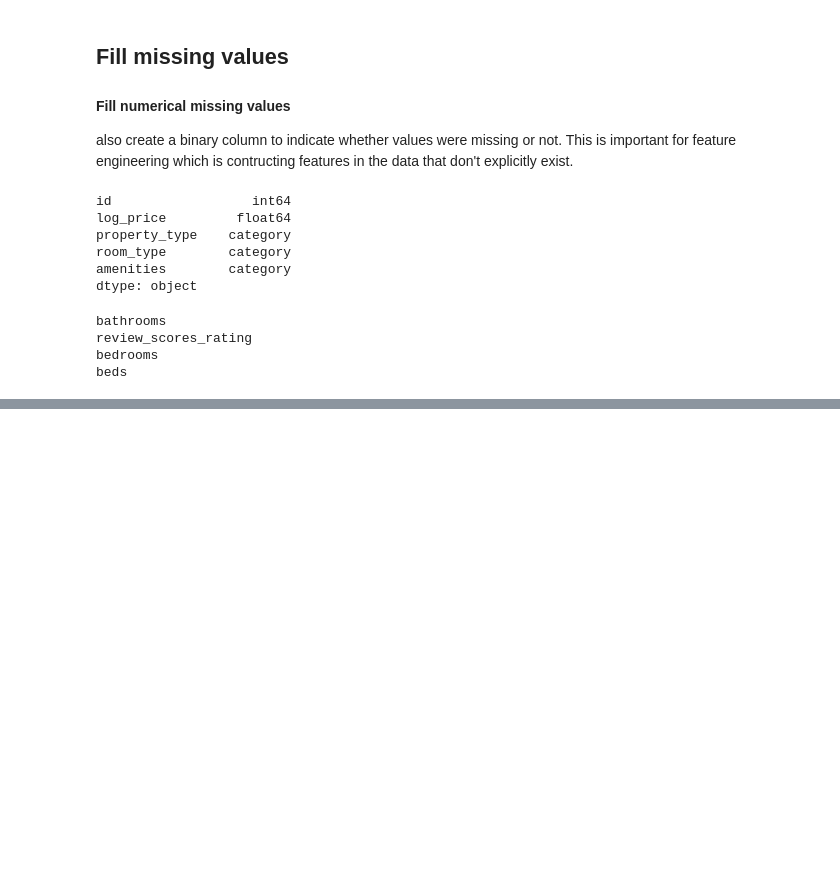
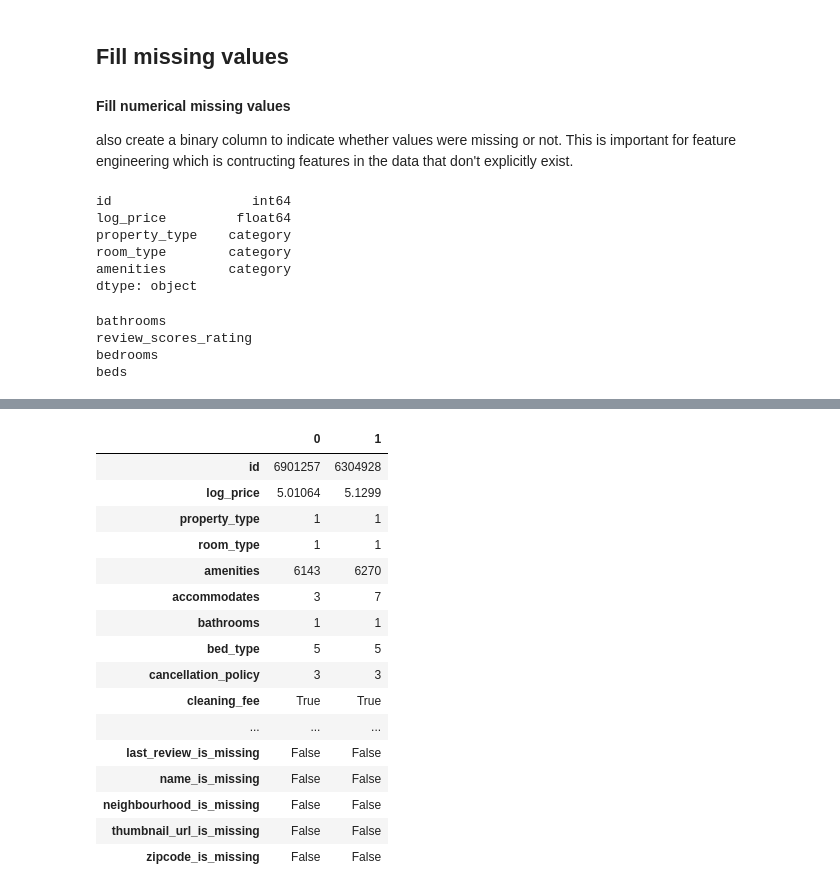
Before and after one commit to daniel8691/AirbnbListing_ML, a Jupyter notebook: Airbnb_prediction_ML.ipynb, the cells around one changed output, grey strips where cells are left out. Cells and saved outputs as stored; diff of their text form; code cells hidden in the pictures; blank space fills up the shorter version.

Commit message:
added binary column for categorical features and replaced missing values

```diff
--- a/Airbnb_prediction_ML.ipynb
+++ b/Airbnb_prediction_ML.ipynb
@@ -422,4 +422,7 @@ bedrooms
 beds
 # %%
 # check to see if there are still any null numeric values (should output nothing
-)
+for label, content in bnb_df1.items():
+    if pd.api.types.is_numeric_dtype(bnb_df1[label]):
+        if bnb_df1[label].isnull().sum() > 0:
+            print(label)
@@ -425,0 +493,10 @@ beds
+# %%
+# select the cateogircal columns (select if not numeric)
+for label, content, in bnb_df1.items():
+    if not pd.api.types.is_numeric_dtype(bnb_df1[label]):
+        # add a binary column to indicate whether sample has missing value
+        bnb_df1[f"{label}_is_missing"] = pd.isnull(bnb_df[label])
+        # turn categories into numbers and add +1
+        bnb_df1[label] = pd.Categorical(content).codes + 1
+        # show cateogircal labels:
+        print(label)
@@ -425,0 +522,20 @@ beds
+# %%
+bnb_df1.head(2).T
+# %% [output]
+|  | 0 | 1 |
+| id | 6901257 | 6304928 |
+| log_price | 5.01064 | 5.1299 |
+| property_type | 1 | 1 |
+| room_type | 1 | 1 |
+| amenities | 6143 | 6270 |
+| accommodates | 3 | 7 |
+| bathrooms | 1 | 1 |
+| bed_type | 5 | 5 |
+| cancellation_policy | 3 | 3 |
+| cleaning_fee | True | True |
+| ... | ... | ... |
+| last_review_is_missing | False | False |
+| name_is_missing | False | False |
+| neighbourhood_is_missing | False | False |
+| thumbnail_url_is_missing | False | False |
+| zipcode_is_missing | False | False |
```
Also changed, not shown: parts of 7 cells of this notebook.
